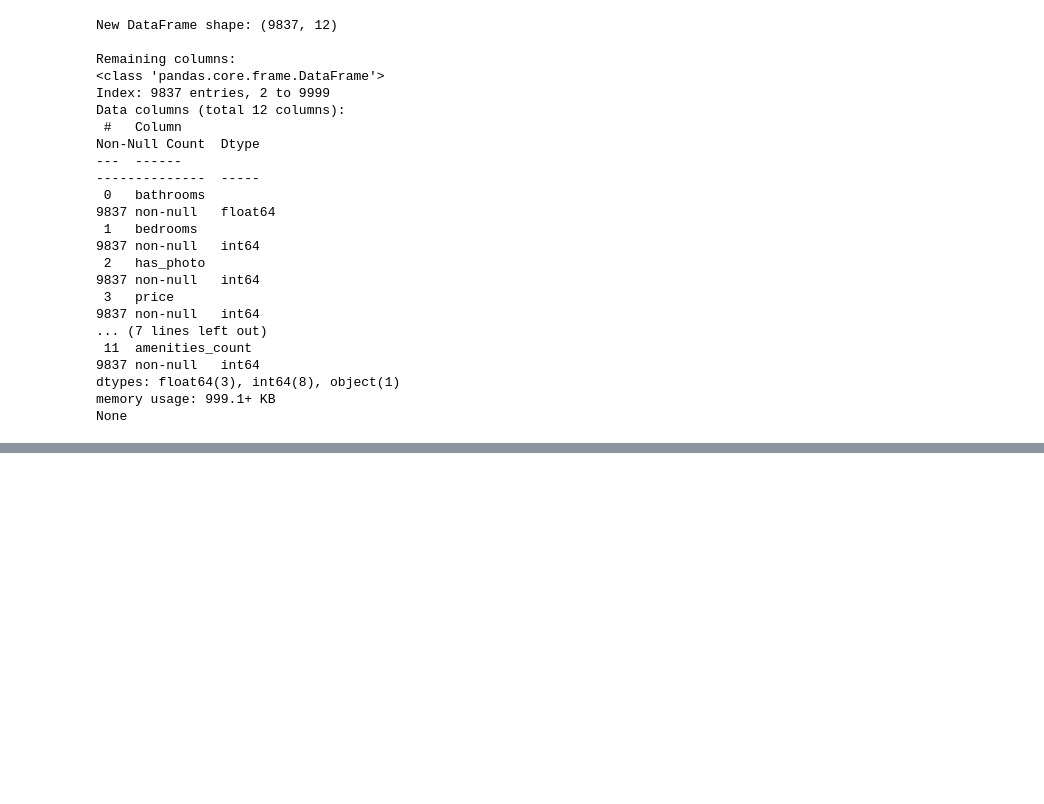
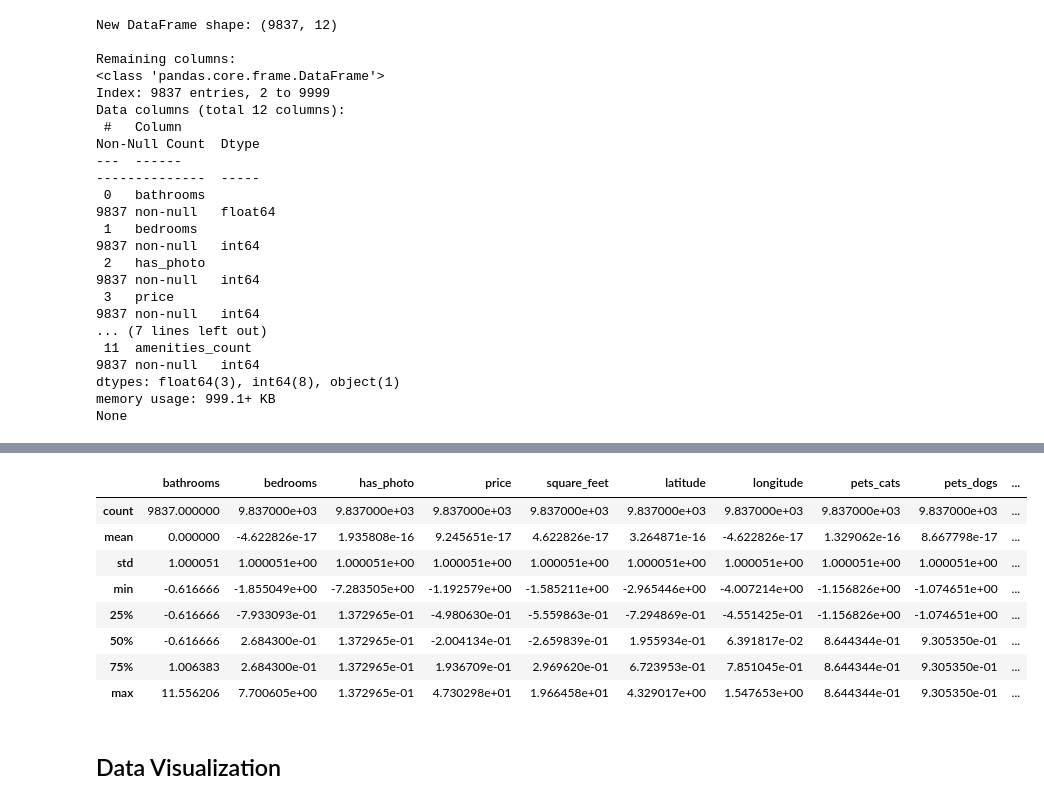
Before and after one commit to Verzional/S5-ML-AFL2, a Jupyter notebook: main.ipynb, the cells around one changed output, grey strips where cells are left out. Cells and saved outputs as stored; diff of their text form; code cells hidden in the pictures; blank space fills up the shorter version.

Commit message:
Transformed Corrupted Time Column & Scaling

```diff
--- a/main.ipynb
+++ b/main.ipynb
@@ -362,0 +434,8 @@ None
+# %%
+from sklearn.preprocessing import StandardScaler
+
+scaler = StandardScaler()
+
+df_scaled = pd.DataFrame(scaler.fit_transform(df), columns=df.columns)
+
+df_scaled.head()
@@ -362,0 +449,14 @@ None
+# %%
+df_scaled.describe()
+# %% [output]
+|  | bathrooms | bedrooms | has_photo | price | square_feet | latitude | longitude | pets_cats | pets_dogs | ... |
+| count | 9837.000000 | 9.837000e+03 | 9.837000e+03 | 9.837000e+03 | 9.837000e+03 | 9.837000e+03 | 9.837000e+03 | 9.837000e+03 | 9.837000e+03 | ... |
+| mean | 0.000000 | -4.622826e-17 | 1.935808e-16 | 9.245651e-17 | 4.622826e-17 | 3.264871e-16 | -4.622826e-17 | 1.329062e-16 | 8.667798e-17 | ... |
+| std | 1.000051 | 1.000051e+00 | 1.000051e+00 | 1.000051e+00 | 1.000051e+00 | 1.000051e+00 | 1.000051e+00 | 1.000051e+00 | 1.000051e+00 | ... |
+| min | -0.616666 | -1.855049e+00 | -7.283505e+00 | -1.192579e+00 | -1.585211e+00 | -2.965446e+00 | -4.007214e+00 | -1.156826e+00 | -1.074651e+00 | ... |
+| 25% | -0.616666 | -7.933093e-01 | 1.372965e-01 | -4.980630e-01 | -5.559863e-01 | -7.294869e-01 | -4.551425e-01 | -1.156826e+00 | -1.074651e+00 | ... |
+| 50% | -0.616666 | 2.684300e-01 | 1.372965e-01 | -2.004134e-01 | -2.659839e-01 | 1.955934e-01 | 6.391817e-02 | 8.644344e-01 | 9.305350e-01 | ... |
+| 75% | 1.006383 | 2.684300e-01 | 1.372965e-01 | 1.936709e-01 | 2.969620e-01 | 6.723953e-01 | 7.851045e-01 | 8.644344e-01 | 9.305350e-01 | ... |
+| max | 11.556206 | 7.700605e+00 | 1.372965e-01 | 4.730298e+01 | 1.966458e+01 | 4.329017e+00 | 1.547653e+00 | 8.644344e-01 | 9.305350e-01 | ... |
+# %% [markdown]
+## Data Visualization
```
Also changed, not shown: parts of 8 cells of this notebook.
